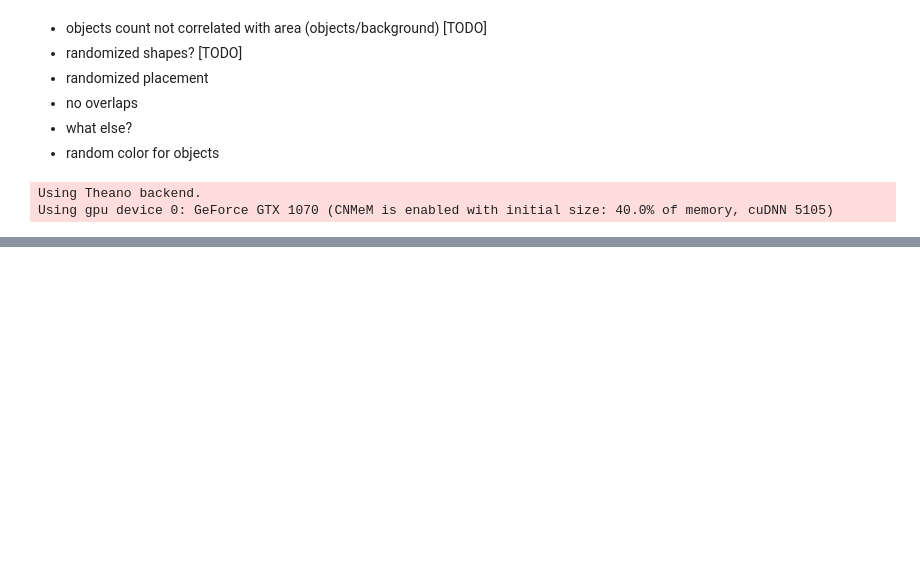
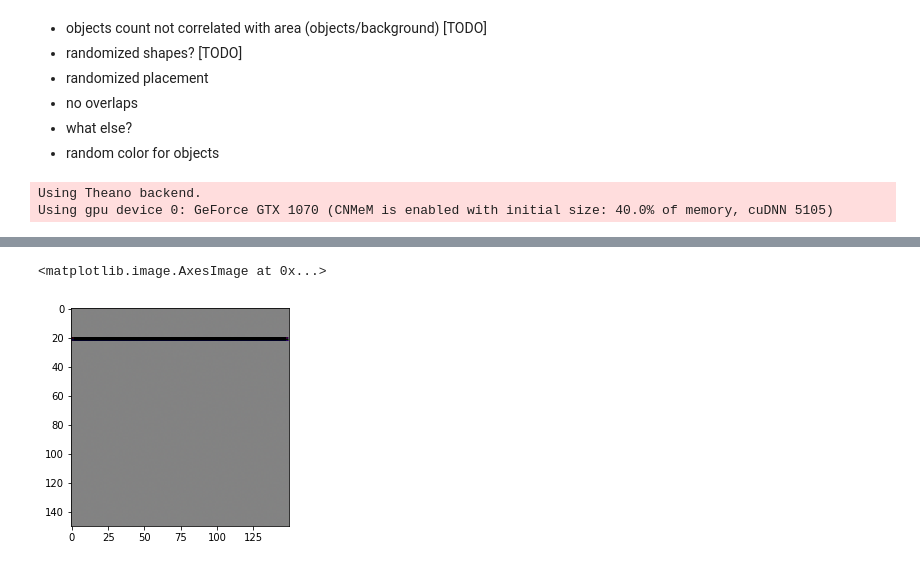
Before and after one commit to i008/deepcounting, a Jupyter notebook: deepcounting.ipynb, the cells around one changed output, grey strips where cells are left out. Cells and saved outputs as stored; diff of their text form; code cells hidden in the pictures; blank space fills up the shorter version.

```diff
--- a/deepcounting.ipynb
+++ b/deepcounting.ipynb
@@ -390,0 +409,23 @@ Elemwise{add,no_inplace}.0
+# %%
+def deprocess_image(x):
+    # normalize tensor: center on 0., ensure std is 0.1
+    x -= x.mean()
+    x /= (x.std() + 1e-5)
+    x *= 0.1
+
+    # clip to [0, 1]
+    x += 0.5
+    x = np.clip(x, 0, 1)
+
+    # convert to RGB array
+    x *= 255
+#     x = x.transpose((1, 2, 0))
+    x = np.clip(x, 0, 255).astype('uint8')
+    return x
+# %%
+A = deprocess_image(input_img_data[0])
+# %%
+plt.imshow(A)
+# %% [output]
+<matplotlib.image.AxesImage at 0x...>
+[figure, added]
```
Also changed, not shown: parts of 32 cells of this notebook.
